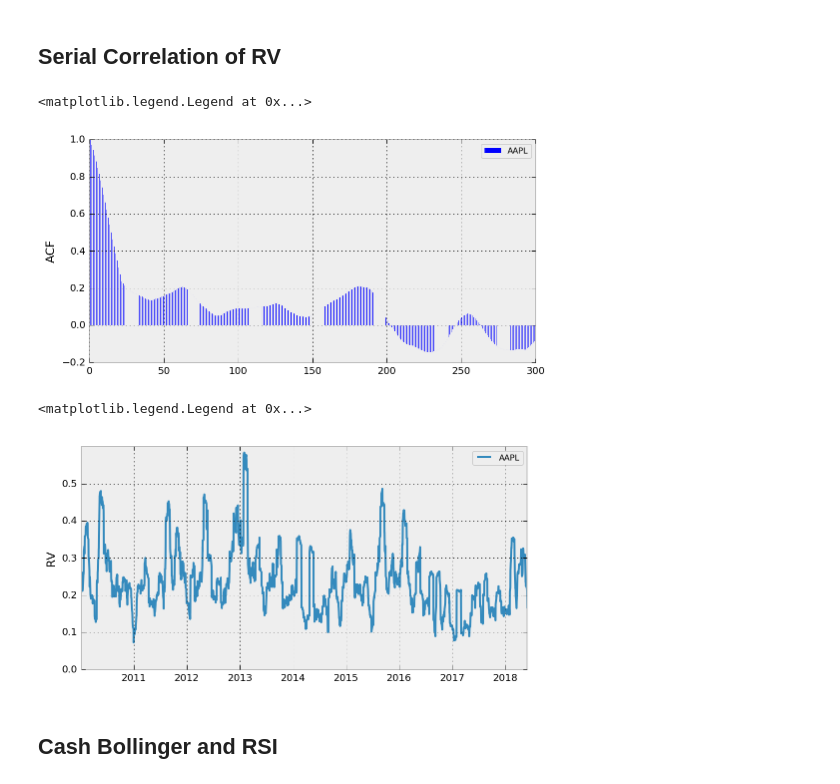
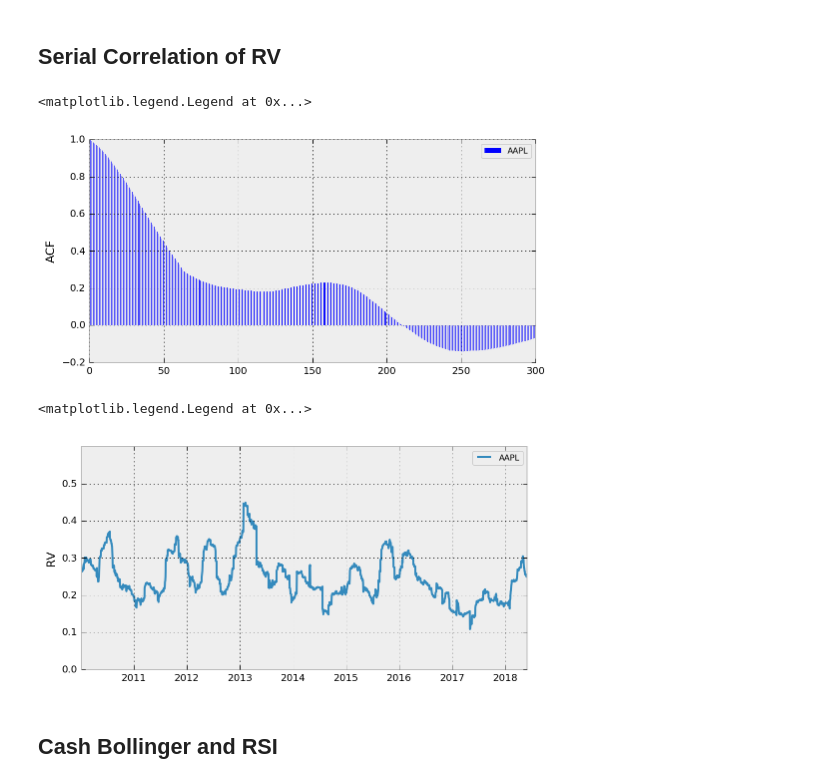
Before and after one commit to dusm3721/CS101, a Jupyter notebook: sd_presentation_plot.ipynb, the cells around one changed output. Cells and saved outputs as stored; diff of their text form; code cells hidden in the pictures.

```diff
--- a/sd_presentation_plot.ipynb
+++ b/sd_presentation_plot.ipynb
@@ -156,7 +156,7 @@ vix[:pd.to_datetime('20110101')].plot(secondary_y=True,legend=True, label='VIX (
 # %% [markdown]
 ## Serial Correlation of RV
 # %%
-x_t = stock_rv1m[72990][pd.to_datetime('20100101'):]
+x_t = stock_rv3m[72990][pd.to_datetime('20100101'):]
 # %%
 rho = {}
 for i in range(0, 300, 1):
@@ -165,12 +165,12 @@ for i in range(0, 300, 1):
 rho_t = pd.Series(rho)
 # %%
 plt.figure(figsize=(8, 4))
-plt.bar(rho_t.index, rho_t.values, width=0.6, label='AAPL')
+plt.bar(rho_t.index, rho_t.values, width=0.67, label='AAPL')
 plt.ylabel("ACF")
 plt.legend(loc='upper right', fontsize='small')
 # %% [output]
 <matplotlib.legend.Legend at 0x...>
-[figure, old version]
+[figure, new version]
 # %%
 plt.figure(figsize=(8, 4))
 plt.plot(x_t, label='AAPL')
@@ -179,7 +179,7 @@ plt.ylim(0, 0.6)
 plt.legend(loc='upper right', fontsize='small')
 # %% [output]
 <matplotlib.legend.Legend at 0x...>
-[figure, old version]
+[figure, new version]
 # %% [markdown]
 ## Cash Bollinger and RSI
 # %%
```
Also changed, not shown: parts of 2 cells of this notebook.
